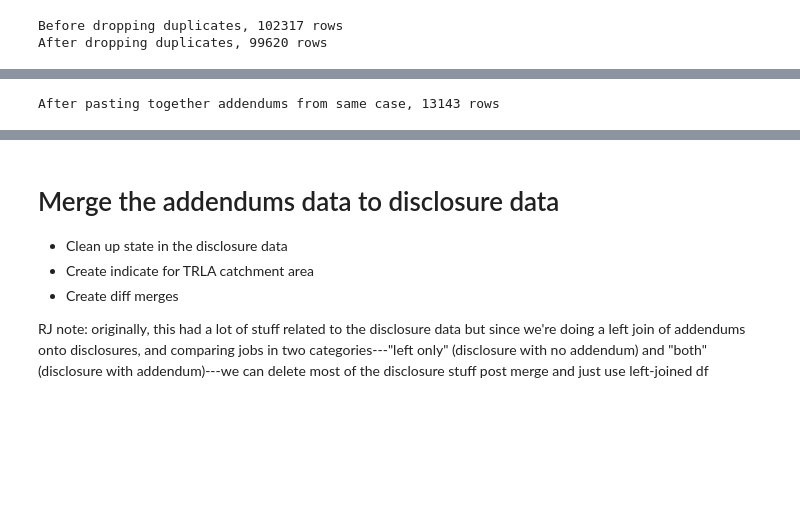
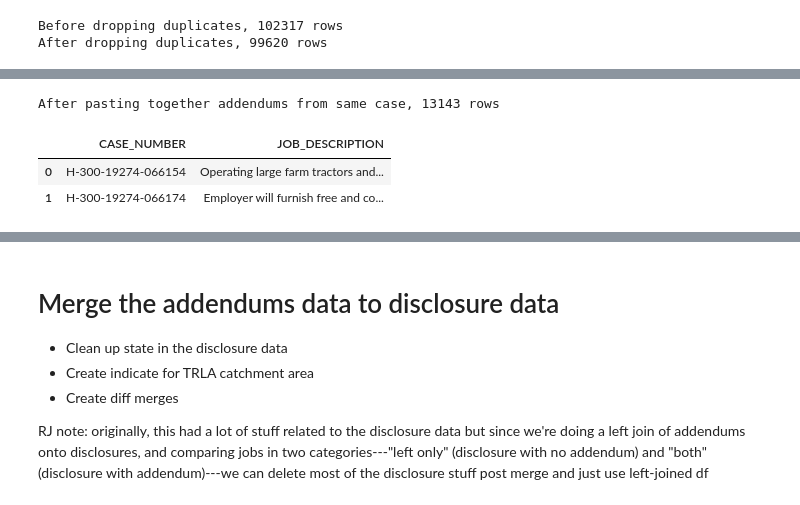
Before and after one commit to euniceyliu/TextAnalysis, a Jupyter notebook: code/01_sampledescriptives.ipynb, the cells around one changed output, grey strips where cells are left out. Drawn from its saved outputs; the diff is of its cells as text; code cells hidden in the pictures; blank space fills up the shorter version.

```diff
--- a/code/01_sampledescriptives.ipynb
+++ b/code/01_sampledescriptives.ipynb
@@ -24,7 +24,7 @@ InteractiveShell.ast_node_interactivity = "all"
 
 ## define constants and pathnames
 GITHUB_DATA_PATH = "../data/"
-DROPBOX_DATA_PATH = "/qss20_finalproj_rawdata/textasdata/"
+DROPBOX_DATA_PATH = "../../../qss20_finalproj_rawdata/textasdata/"
 COMBINED_DISCLOSURE_DATA = "H-2A_Disclosure_Data_FY_combined_202021Q1.csv"
 COMBINED_ADDENDUMS_DATA = "FOIA_2021-F-05932_raw_data_combined_202021Q1.csv"
 # %% [markdown]
@@ -134,8 +162,17 @@ Removing addendums with any spanish takes us from 13535 jobs to 13143 jobs
 # %%
 #Concatenating English Job Lisitngs from Same Case
 
-addendum_eng_agg = addendum_eng.groupby(['CASE_NUMBER'])['JOB_DESCRIPTION'].apply(lambda text: ''.join(text.to_string(index=False))).str.replace('(\\n)', '').reset_index()
+#addendum_eng_agg = addendum_eng.groupby(['CASE_NUMBER'])['JOB_DESCRIPTION'].apply(lambda text: ''.join(text.to_string(index=False))).str.replace('(\\n)', '').reset_index()
+pd.set_option('display.max_colwidth', None)
+addendum_eng_agg = addendum_eng.groupby(['CASE_NUMBER'])['JOB_DESCRIPTION'].apply(lambda text: ' || '.join(text)).astype(str).str.replace('\\n', '',
+                                                                                                                                         regex = True).reset_index()
 print("After pasting together addendums from same case, %s rows" % len(addendum_eng_agg))
 assert len(addendum_eng_agg) == len(addendum_eng.CASE_NUMBER.unique())
+
+
+addendum_eng_agg.head(2)
 # %% [output]
 After pasting together addendums from same case, 13143 rows
+|  | CASE_NUMBER | JOB_DESCRIPTION |
+| 0 | H-300-19274-066154 | Operating large farm tractors and... |
+| 1 | H-300-19274-066174 | Employer will furnish free and co... |
```
Also changed, not shown: parts of 11 cells of this notebook.
